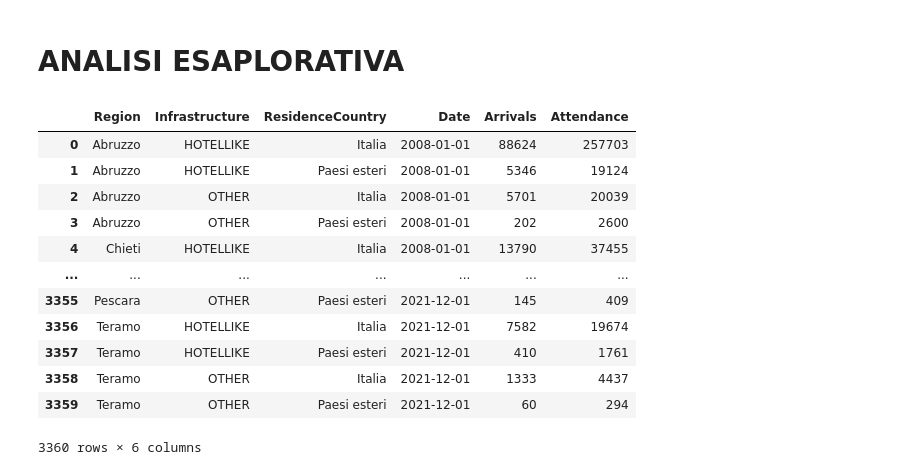
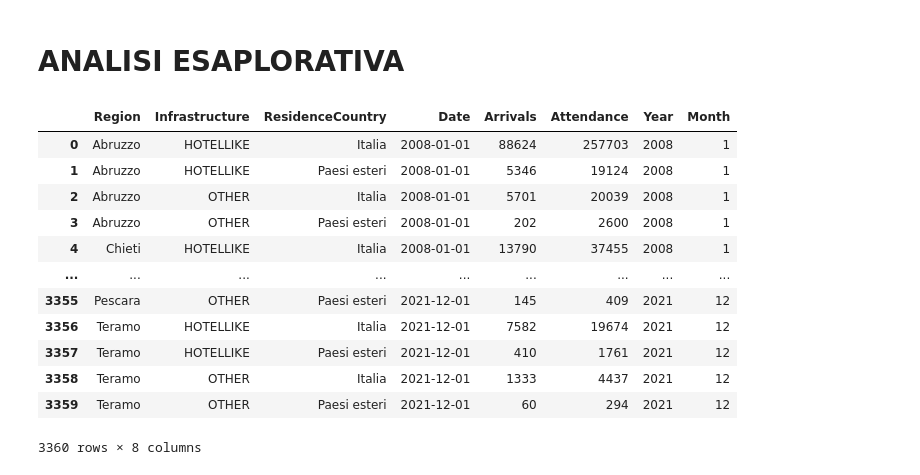
Before and after one commit to FedericoFornone/Laboratorio_Integrato, a Jupyter notebook: data_analysis/eda_province.ipynb, the cells around one changed output. Drawn from its saved outputs; the diff is of its cells as text; code cells hidden in the pictures.

```diff
--- a/data_analysis/eda_province.ipynb
+++ b/data_analysis/eda_province.ipynb
@@ -10,22 +10,27 @@ import seaborn as sns
 # %%
 path = '../Data/final_data/province.csv'
 df = pd.read_csv(path)
 
+df.Date = pd.to_datetime(df.Date)
+
+df['Year'] = df.Date.dt.year
+df['Month'] = df.Date.dt.month
+
 display(df)
 # %% [output]
-|  | Region | Infrastructure | ResidenceCountry | Date | Arrivals | Attendance |
-| 0 | Abruzzo | HOTELLIKE | Italia | 2008-01-01 | 88624 | 257703 |
-| 1 | Abruzzo | HOTELLIKE | Paesi esteri | 2008-01-01 | 5346 | 19124 |
-| 2 | Abruzzo | OTHER | Italia | 2008-01-01 | 5701 | 20039 |
-| 3 | Abruzzo | OTHER | Paesi esteri | 2008-01-01 | 202 | 2600 |
-| 4 | Chieti | HOTELLIKE | Italia | 2008-01-01 | 13790 | 37455 |
-| ... | ... | ... | ... | ... | ... | ... |
-| 3355 | Pescara | OTHER | Paesi esteri | 2021-12-01 | 145 | 409 |
-| 3356 | Teramo | HOTELLIKE | Italia | 2021-12-01 | 7582 | 19674 |
-| 3357 | Teramo | HOTELLIKE | Paesi esteri | 2021-12-01 | 410 | 1761 |
-| 3358 | Teramo | OTHER | Italia | 2021-12-01 | 1333 | 4437 |
-| 3359 | Teramo | OTHER | Paesi esteri | 2021-12-01 | 60 | 294 |
+|  | Region | Infrastructure | ResidenceCountry | Date | Arrivals | Attendance | Year | Month |
+| 0 | Abruzzo | HOTELLIKE | Italia | 2008-01-01 | 88624 | 257703 | 2008 | 1 |
+| 1 | Abruzzo | HOTELLIKE | Paesi esteri | 2008-01-01 | 5346 | 19124 | 2008 | 1 |
+| 2 | Abruzzo | OTHER | Italia | 2008-01-01 | 5701 | 20039 | 2008 | 1 |
+| 3 | Abruzzo | OTHER | Paesi esteri | 2008-01-01 | 202 | 2600 | 2008 | 1 |
+| 4 | Chieti | HOTELLIKE | Italia | 2008-01-01 | 13790 | 37455 | 2008 | 1 |
+| ... | ... | ... | ... | ... | ... | ... | ... | ... |
+| 3355 | Pescara | OTHER | Paesi esteri | 2021-12-01 | 145 | 409 | 2021 | 12 |
+| 3356 | Teramo | HOTELLIKE | Italia | 2021-12-01 | 7582 | 19674 | 2021 | 12 |
+| 3357 | Teramo | HOTELLIKE | Paesi esteri | 2021-12-01 | 410 | 1761 | 2021 | 12 |
+| 3358 | Teramo | OTHER | Italia | 2021-12-01 | 1333 | 4437 | 2021 | 12 |
+| 3359 | Teramo | OTHER | Paesi esteri | 2021-12-01 | 60 | 294 | 2021 | 12 |
-3360 rows × 6 columns
+3360 rows × 8 columns
 # %%
 def make_mask(df:pd.DataFrame, region:str, infrastructure:str, residence:str):
     df = df[(df['Region'] == region) & (df['Infrastructure'] == infrastructure) & (df['ResidenceCountry']==residence)]
```
Also changed, not shown: parts of 8 cells of this notebook.
